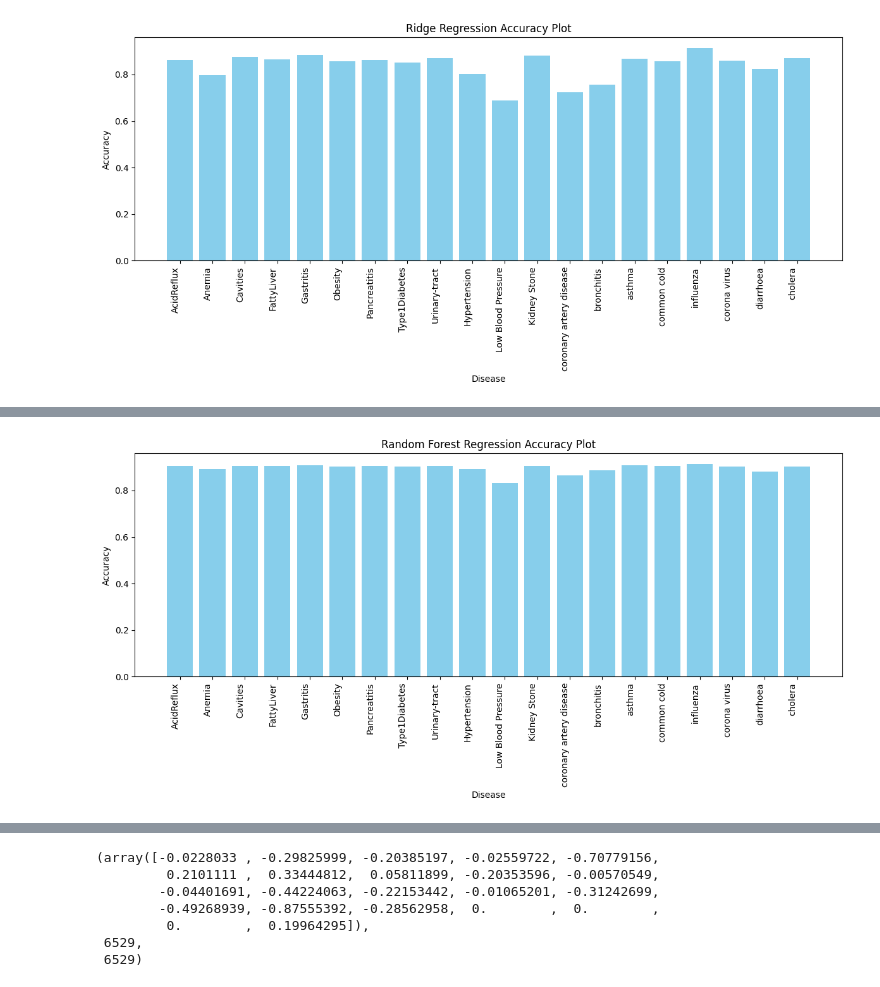
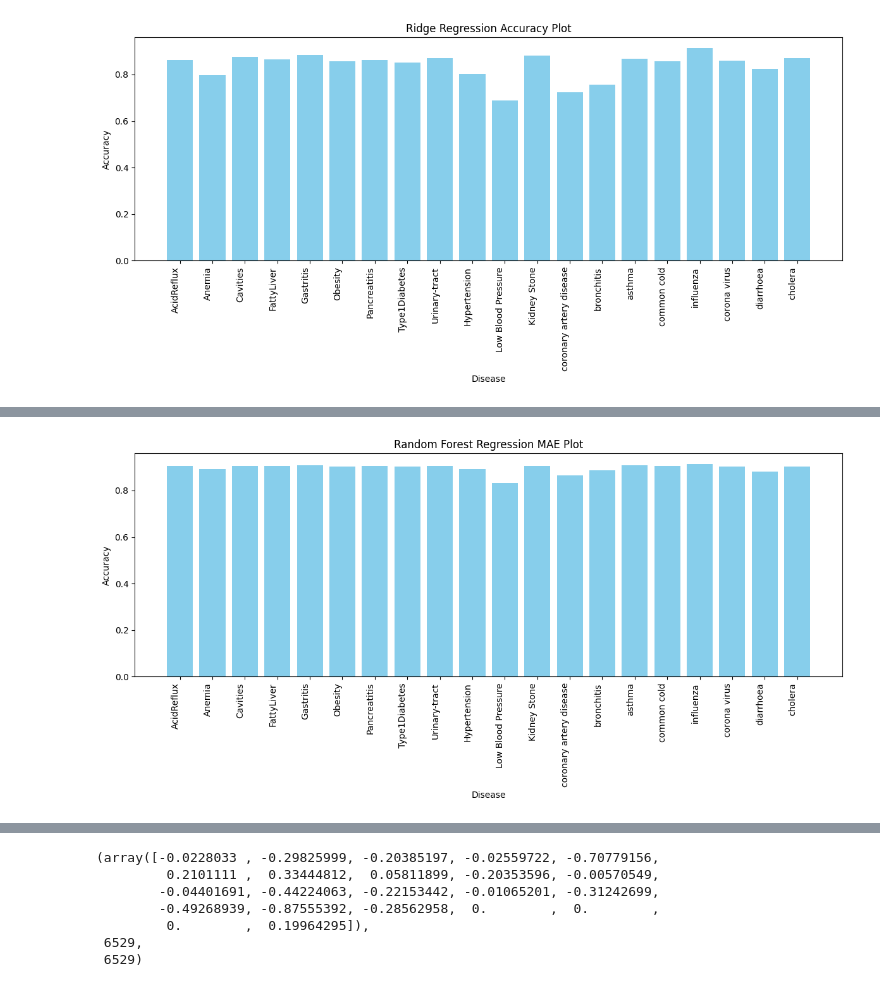
Before and after one commit to amoshshrestha/FoodrecommendationSystem, a Jupyter notebook: model/Food_pred.ipynb, the cells around one changed output, grey strips where cells are left out. Saved outputs shown, nothing was run; the diff lists cells and outputs as text; code cells hidden in the pictures.

Commit message:
Bar Plot udpated

```diff
--- a/model/Food_pred.ipynb
+++ b/model/Food_pred.ipynb
@@ -285,18 +339,18 @@ plt.show()
 # %%
 import matplotlib.pyplot as plt
 # Extract keys and values from the dictionary
 keys = list(disease_dict.keys())
 values = list(knn_r2_dict.values())
 
 
 # Plotting
 plt.figure(figsize=(12, 6))
 plt.bar(keys, values, color='skyblue')
 plt.xlabel('Disease')
 plt.ylabel('Accuracy')
-plt.title('Random Forest Regression Accuracy Plot')
+plt.title('Random Forest Regression MAE Plot')
 plt.xticks(rotation=90, ha='right')  # Rotating x-axis labels for better readability
 plt.tight_layout()
 plt.show()
 # %% [output]
-[figure, old version]
+[figure, new version]
```
Also changed, not shown: parts of 4 cells of this notebook.
